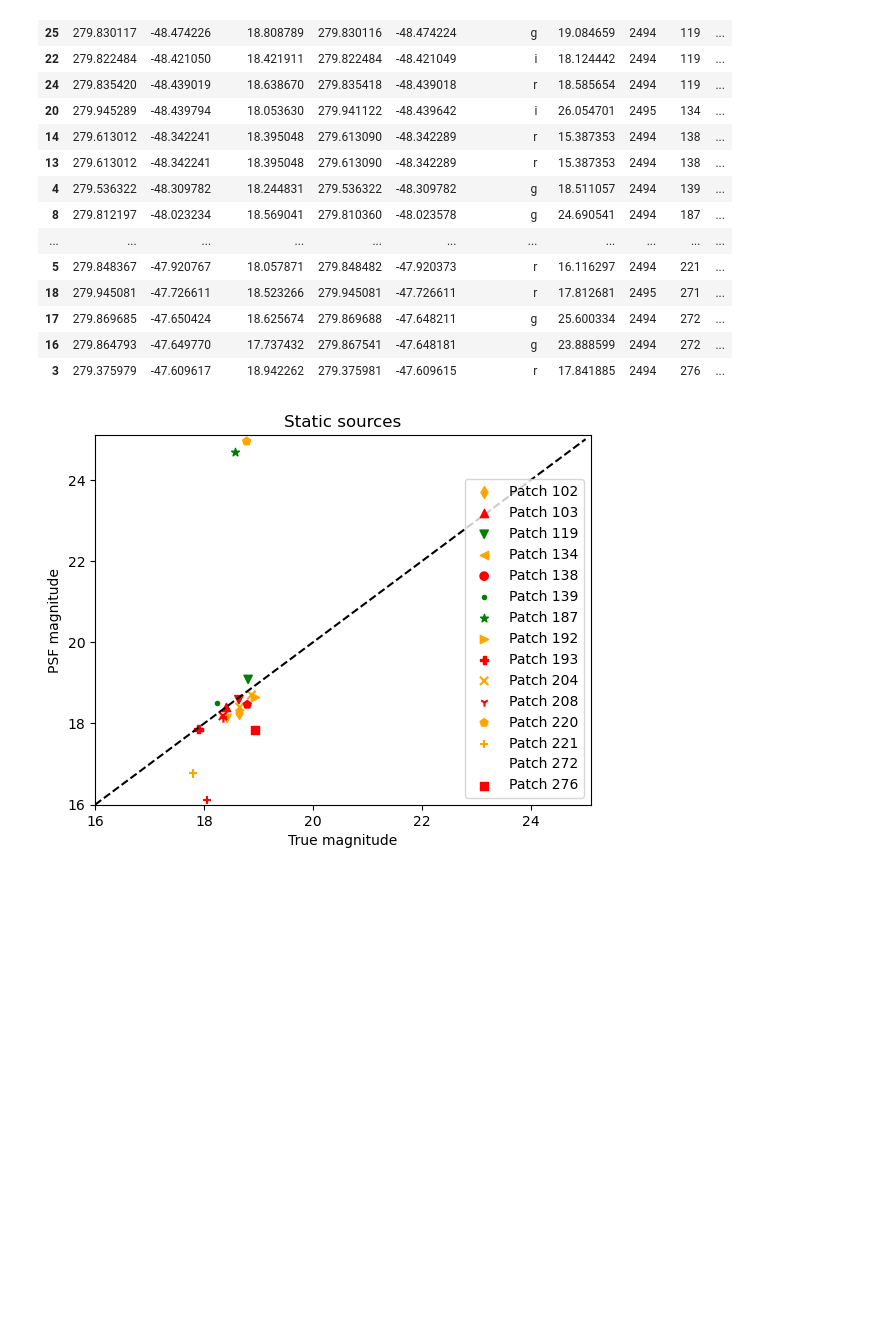
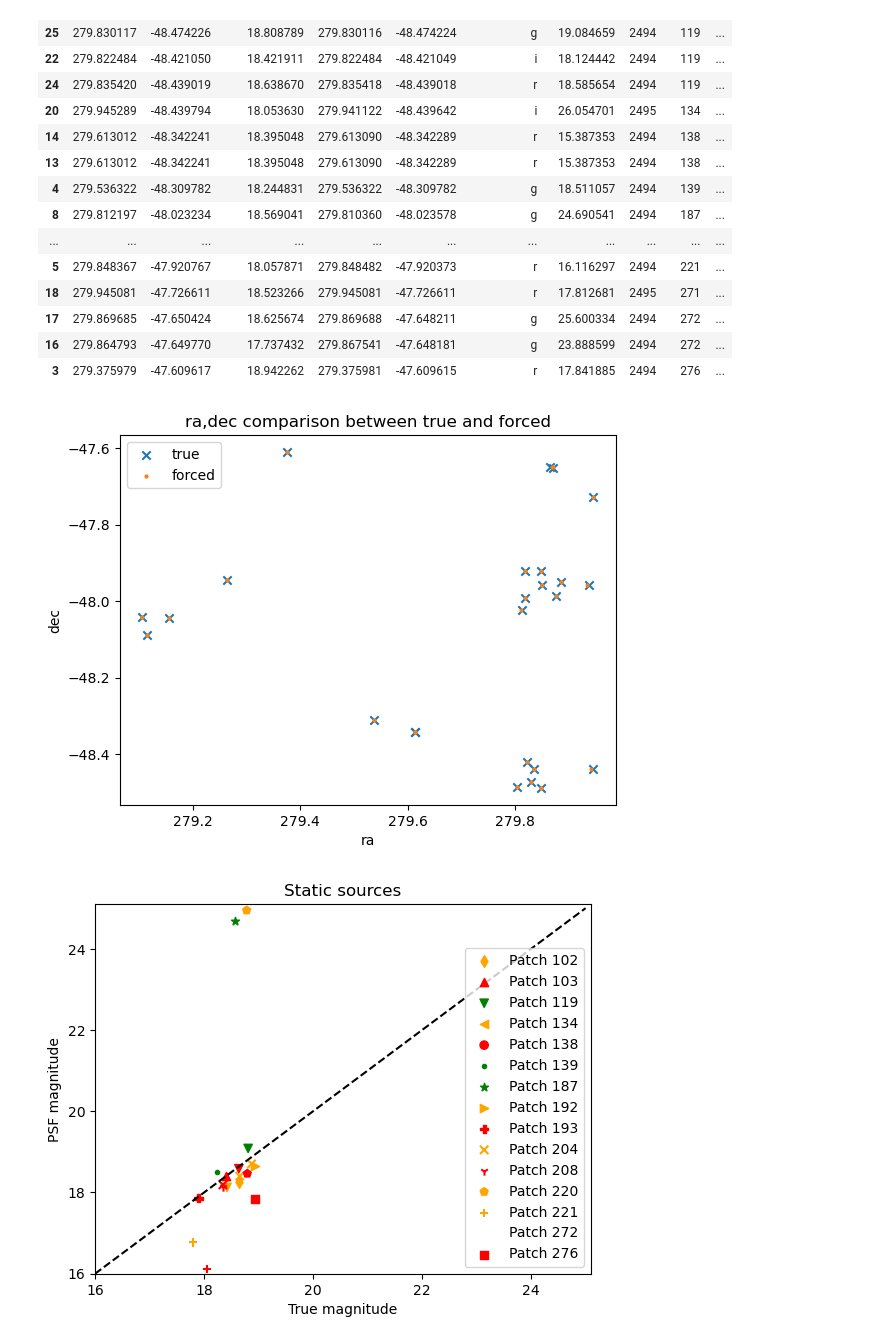
Before and after one commit to lsst-dm/vv-team-notebooks, a Jupyter notebook: notebooks/SP-1077-true_pipeline_staticsrcs.ipynb, the cells around one changed output. Saved outputs shown, nothing was run; the diff lists cells and outputs as text; code cells hidden in the pictures; blank space fills up the shorter version.

Commit message:
compare ra,dec of matched sources

```diff
--- a/notebooks/SP-1077-true_pipeline_staticsrcs.ipynb
+++ b/notebooks/SP-1077-true_pipeline_staticsrcs.ipynb
@@ -302,6 +302,17 @@ match_df
 | 17 | 279.869685 | -47.650424 | 18.625674 | 279.869688 | -47.648211 | g | 25.600334 | 2494 | 272 | ... |
 | 16 | 279.864793 | -47.649770 | 17.737432 | 279.867541 | -47.648181 | g | 23.888599 | 2494 | 272 | ... |
 | 3 | 279.375979 | -47.609617 | 18.942262 | 279.375981 | -47.609615 | r | 17.841885 | 2494 | 276 | ... |
+# %%
+# compare ra,dec between true and forced as 2d scatter plot
+plt.scatter(match_df['true_ra'], match_df['true_dec'], marker='x', label='true')
+plt.scatter(match_df['forced_ra'], match_df['forced_dec'], marker='o', s=4, label='forced')
+plt.legend()
+plt.xlabel('ra')
+plt.ylabel('dec')
+plt.title('ra,dec comparison between true and forced')
+plt.show()
+# %% [output]
+[figure, added]
 # %%
 colors = {'r': 'red', 'g': 'green', 'i':'orange'}
 markers= {102: 'd', 103: '^', 119:'v', 134: '<', 138: 'o', 139: '.', 187: '*', 192: '>', 193:'P', 204: 'x', 208: '1', 220:'p', 221:'+', 272: '', 276:'s'}
```
